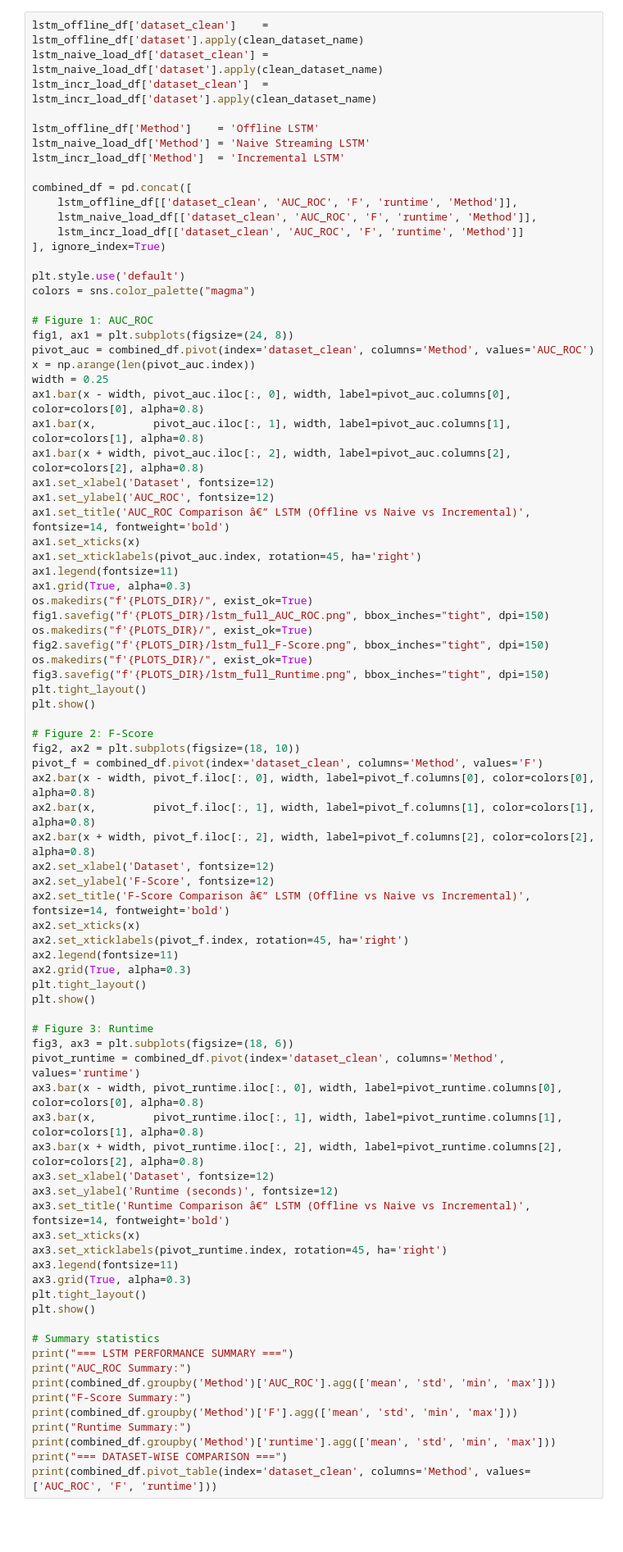
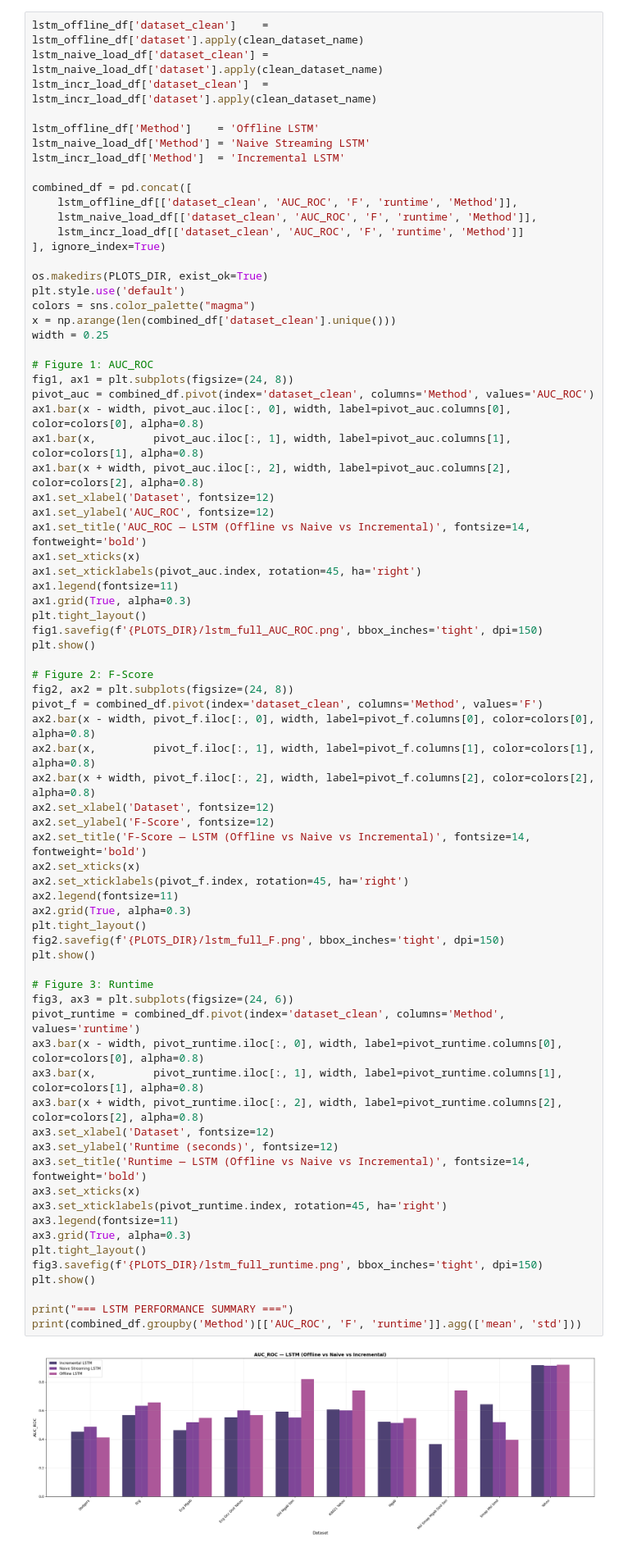
Before and after one commit to Valia-p/Streamify-Time-Series-Anomaly-Detection-Methods, a Jupyter notebook: notebooks/Streamify_Time_Series_Anomaly_Detection.ipynb, the cells around one changed output. Shown at 82% size. Cells and saved outputs as stored; diff of their text form; blank space fills up the shorter version.

Commit message:
lstm and plots update

```diff
--- a/notebooks/Streamify_Time_Series_Anomaly_Detection.ipynb
+++ b/notebooks/Streamify_Time_Series_Anomaly_Detection.ipynb
@@ -2436,72 +2465,64 @@ combined_df = pd.concat([
     lstm_incr_load_df[['dataset_clean', 'AUC_ROC', 'F', 'runtime', 'Method']]
 ], ignore_index=True)
 
+os.makedirs(PLOTS_DIR, exist_ok=True)
 plt.style.use('default')
 colors = sns.color_palette("magma")
+x = np.arange(len(combined_df['dataset_clean'].unique()))
+width = 0.25
 
 # Figure 1: AUC_ROC
 fig1, ax1 = plt.subplots(figsize=(24, 8))
 pivot_auc = combined_df.pivot(index='dataset_clean', columns='Method', values='AUC_ROC')
-x = np.arange(len(pivot_auc.index))
-width = 0.25
 ax1.bar(x - width, pivot_auc.iloc[:, 0], width, label=pivot_auc.columns[0], color=colors[0], alpha=0.8)
 ax1.bar(x,         pivot_auc.iloc[:, 1], width, label=pivot_auc.columns[1], color=colors[1], alpha=0.8)
 ax1.bar(x + width, pivot_auc.iloc[:, 2], width, label=pivot_auc.columns[2], color=colors[2], alpha=0.8)
 ax1.set_xlabel('Dataset', fontsize=12)
 ax1.set_ylabel('AUC_ROC', fontsize=12)
-ax1.set_title('AUC_ROC Comparison â€” LSTM (Offline vs Naive vs Incremental)', fontsize=14, fontweight='bold')
+ax1.set_title('AUC_ROC — LSTM (Offline vs Naive vs Incremental)', fontsize=14, fontweight='bold')
 ax1.set_xticks(x)
 ax1.set_xticklabels(pivot_auc.index, rotation=45, ha='right')
 ax1.legend(fontsize=11)
 ax1.grid(True, alpha=0.3)
-os.makedirs("f'{PLOTS_DIR}/", exist_ok=True)
-fig1.savefig("f'{PLOTS_DIR}/lstm_full_AUC_ROC.png", bbox_inches="tight", dpi=150)
-os.makedirs("f'{PLOTS_DIR}/", exist_ok=True)
-fig2.savefig("f'{PLOTS_DIR}/lstm_full_F-Score.png", bbox_inches="tight", dpi=150)
-os.makedirs("f'{PLOTS_DIR}/", exist_ok=True)
-fig3.savefig("f'{PLOTS_DIR}/lstm_full_Runtime.png", bbox_inches="tight", dpi=150)
 plt.tight_layout()
+fig1.savefig(f'{PLOTS_DIR}/lstm_full_AUC_ROC.png', bbox_inches='tight', dpi=150)
 plt.show()
 
 # Figure 2: F-Score
-fig2, ax2 = plt.subplots(figsize=(18, 10))
+fig2, ax2 = plt.subplots(figsize=(24, 8))
 pivot_f = combined_df.pivot(index='dataset_clean', columns='Method', values='F')
 ax2.bar(x - width, pivot_f.iloc[:, 0], width, label=pivot_f.columns[0], color=colors[0], alpha=0.8)
 ax2.bar(x,         pivot_f.iloc[:, 1], width, label=pivot_f.columns[1], color=colors[1], alpha=0.8)
 ax2.bar(x + width, pivot_f.iloc[:, 2], width, label=pivot_f.columns[2], color=colors[2], alpha=0.8)
 ax2.set_xlabel('Dataset', fontsize=12)
 ax2.set_ylabel('F-Score', fontsize=12)
-ax2.set_title('F-Score Comparison â€” LSTM (Offline vs Naive vs Incremental)', fontsize=14, fontweight='bold')
+ax2.set_title('F-Score — LSTM (Offline vs Naive vs Incremental)', fontsize=14, fontweight='bold')
 ax2.set_xticks(x)
 ax2.set_xticklabels(pivot_f.index, rotation=45, ha='right')
 ax2.legend(fontsize=11)
 ax2.grid(True, alpha=0.3)
 plt.tight_layout()
+fig2.savefig(f'{PLOTS_DIR}/lstm_full_F.png', bbox_inches='tight', dpi=150)
 plt.show()
 
 # Figure 3: Runtime
-fig3, ax3 = plt.subplots(figsize=(18, 6))
+fig3, ax3 = plt.subplots(figsize=(24, 6))
 pivot_runtime = combined_df.pivot(index='dataset_clean', columns='Method', values='runtime')
 ax3.bar(x - width, pivot_runtime.iloc[:, 0], width, label=pivot_runtime.columns[0], color=colors[0], alpha=0.8)
 ax3.bar(x,         pivot_runtime.iloc[:, 1], width, label=pivot_runtime.columns[1], color=colors[1], alpha=0.8)
 ax3.bar(x + width, pivot_runtime.iloc[:, 2], width, label=pivot_runtime.columns[2], color=colors[2], alpha=0.8)
 ax3.set_xlabel('Dataset', fontsize=12)
 ax3.set_ylabel('Runtime (seconds)', fontsize=12)
-ax3.set_title('Runtime Comparison â€” LSTM (Offline vs Naive vs Incremental)', fontsize=14, fontweight='bold')
+ax3.set_title('Runtime — LSTM (Offline vs Naive vs Incremental)', fontsize=14, fontweight='bold')
 ax3.set_xticks(x)
 ax3.set_xticklabels(pivot_runtime.index, rotation=45, ha='right')
 ax3.legend(fontsize=11)
 ax3.grid(True, alpha=0.3)
 plt.tight_layout()
+fig3.savefig(f'{PLOTS_DIR}/lstm_full_runtime.png', bbox_inches='tight', dpi=150)
 plt.show()
 
-# Summary statistics
 print("=== LSTM PERFORMANCE SUMMARY ===")
-print("AUC_ROC Summary:")
-print(combined_df.groupby('Method')['AUC_ROC'].agg(['mean', 'std', 'min', 'max']))
-print("F-Score Summary:")
-print(combined_df.groupby('Method')['F'].agg(['mean', 'std', 'min', 'max']))
-print("Runtime Summary:")
-print(combined_df.groupby('Method')['runtime'].agg(['mean', 'std', 'min', 'max']))
-print("=== DATASET-WISE COMPARISON ===")
-print(combined_df.pivot_table(index='dataset_clean', columns='Method', values=['AUC_ROC', 'F', 'runtime']))
+print(combined_df.groupby('Method')[['AUC_ROC', 'F', 'runtime']].agg(['mean', 'std']))
+# %% [output]
+[figure, added]
```
Also changed, not shown: parts of 13 cells of this notebook, 21 other files.
